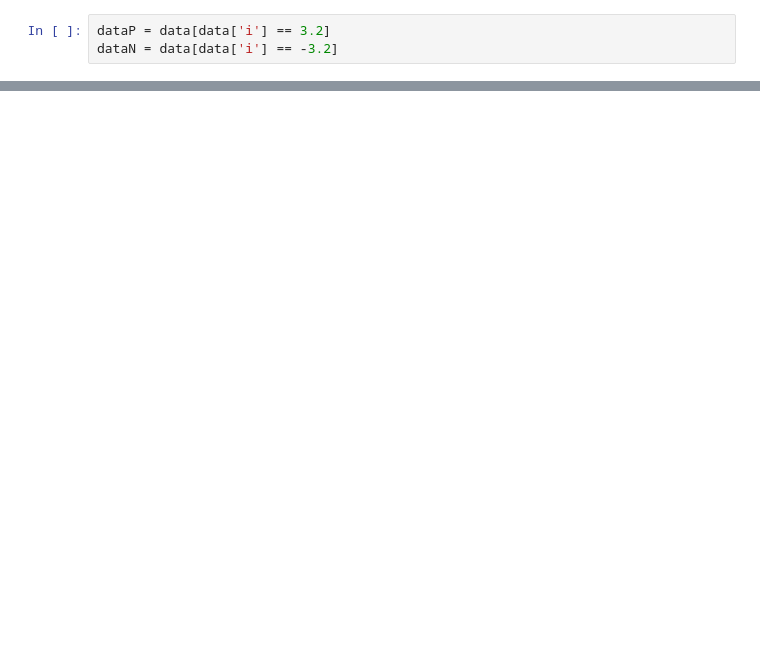
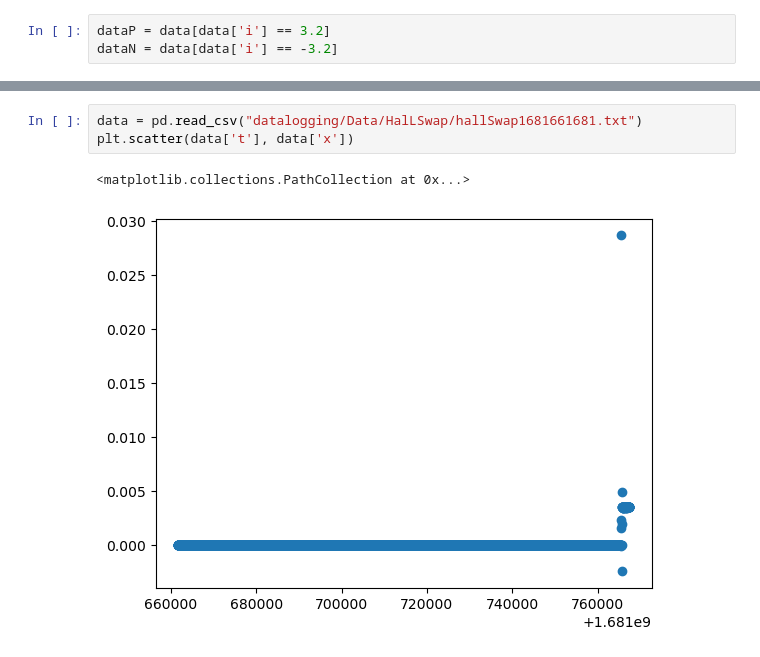
Before and after one commit to MatthewChalkG/ElectricalCharacterization, a Jupyter notebook: sortedelectricaldata/Data_Analysis2.ipynb, the cells around one changed output, grey strips where cells are left out. Drawn from its saved outputs; the diff is of its cells as text; blank space fills up the shorter version.

```diff
--- a/sortedelectricaldata/Data_Analysis2.ipynb
+++ b/sortedelectricaldata/Data_Analysis2.ipynb
@@ -173,0 +178,6 @@ plt.plot(data['curr'])
+# %%
+data = pd.read_csv("datalogging/Data/HalLSwap/hallSwap1681661681.txt")
+plt.scatter(data['t'], data['x'])
+# %% [output]
+<matplotlib.collections.PathCollection at 0x...>
+[figure, added]
```
Also changed, not shown: parts of 80 cells of this notebook.
